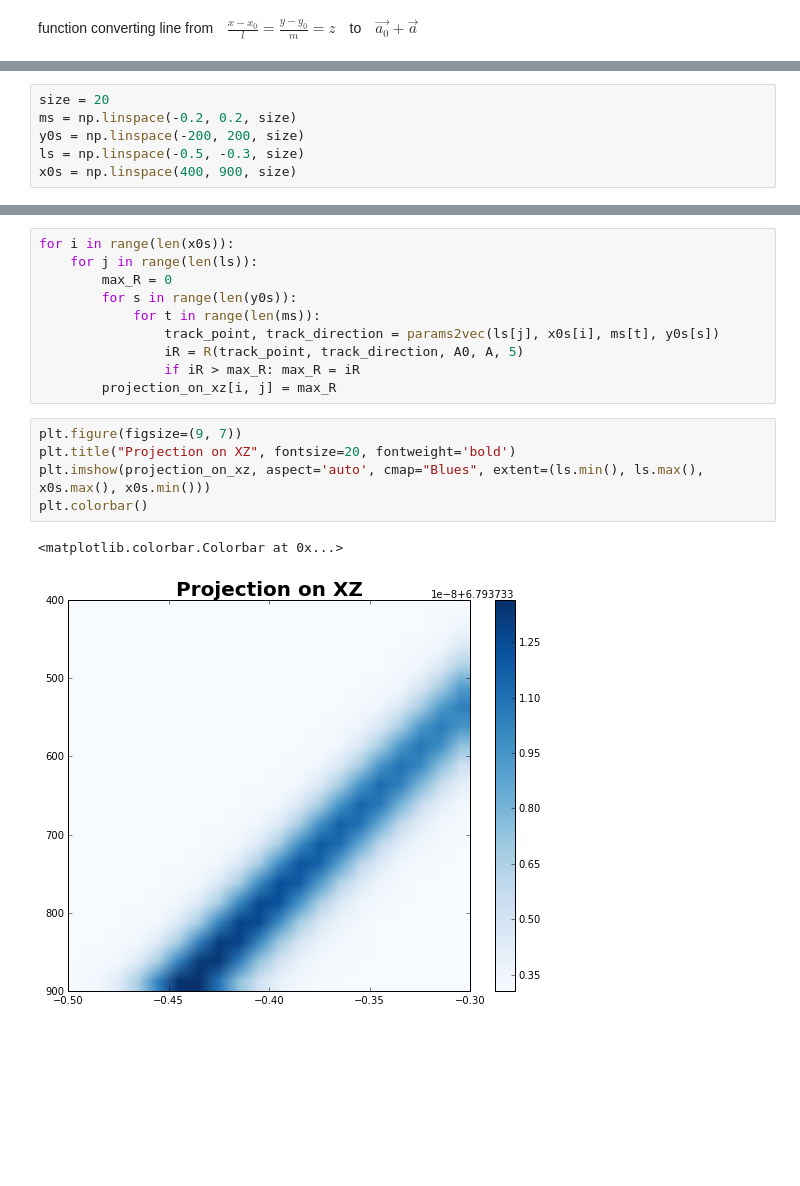
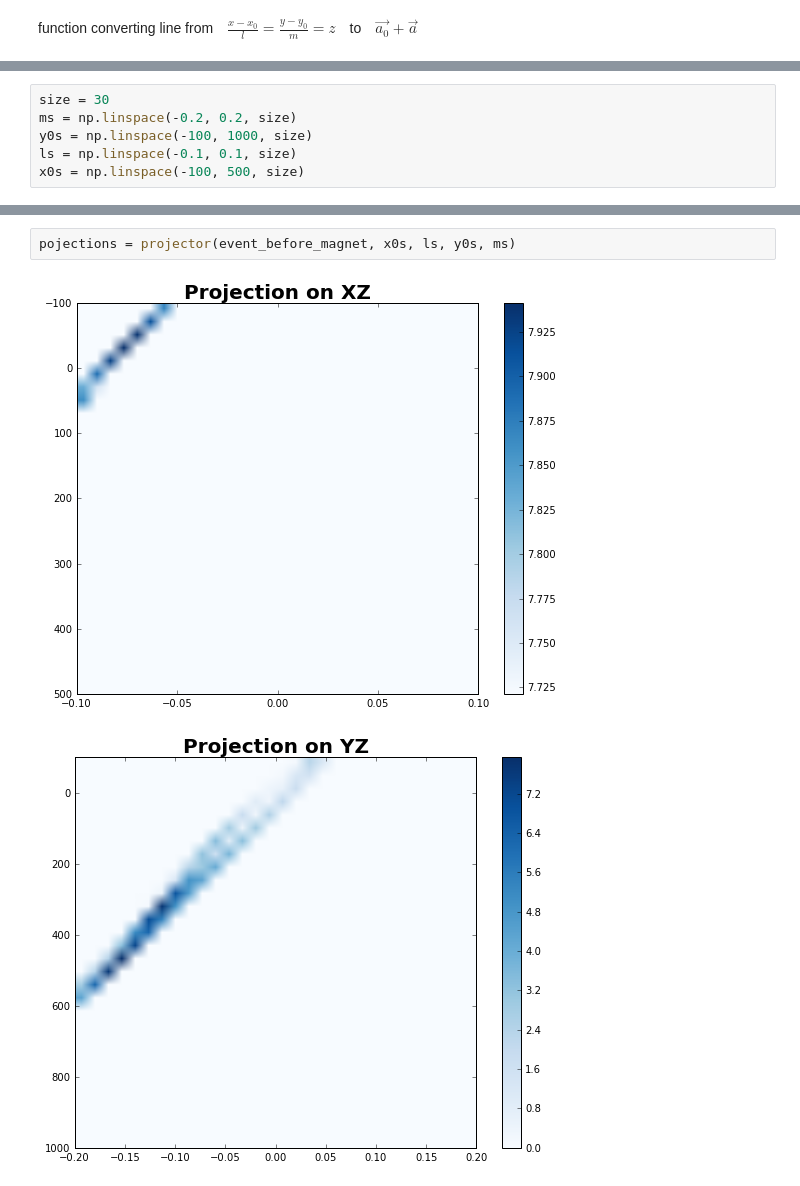
Before and after one commit to hushchyn-mikhail/ship_tracking_summer2016, a Jupyter notebook: notebooks/Retina_demonstration.ipynb, the cells around one changed output, grey strips where cells are left out. Cells and saved outputs as stored; diff of their text form; blank space fills up the shorter version.

```diff
--- a/notebooks/Retina_demonstration.ipynb
+++ b/notebooks/Retina_demonstration.ipynb
@@ -220,6 +93,6 @@ A = np.array(A)
 # %%
-size = 20
+size = 30
 ms = np.linspace(-0.2, 0.2, size)
-y0s = np.linspace(-200, 200, size)
-ls = np.linspace(-0.5, -0.3, size)
-x0s = np.linspace(400, 900, size)
+y0s = np.linspace(-100, 1000, size)
+ls = np.linspace(-0.1, 0.1, size)
+x0s = np.linspace(-100, 500, size)
@@ -247,18 +99,5 @@ plt.colorbar()
-# %%
-for i in range(len(x0s)):
-    for j in range(len(ls)):
-        max_R = 0
-        for s in range(len(y0s)):
-            for t in range(len(ms)):
-                track_point, track_direction = params2vec(ls[j], x0s[i], ms[t], y0s[s])
-                iR = R(track_point, track_direction, A0, A, 5)
-                if iR > max_R: max_R = iR
-        projection_on_xz[i, j] = max_R
-# %%
-plt.figure(figsize=(9, 7))
-plt.title("Projection on XZ", fontsize=20, fontweight='bold')
-plt.imshow(projection_on_xz, aspect='auto', cmap="Blues", extent=(ls.min(), ls.max(), x0s.max(), x0s.min()))
-plt.colorbar()
-# %% [output]
-<matplotlib.colorbar.Colorbar at 0x...>
-[figure, removed]
+# %%
+pojections = projector(event_before_magnet, x0s, ls, y0s, ms)
+# %% [output]
+[figure, added]
+[figure, added]
```
Also changed, not shown: parts of 43 cells of this notebook, 1 other file.
